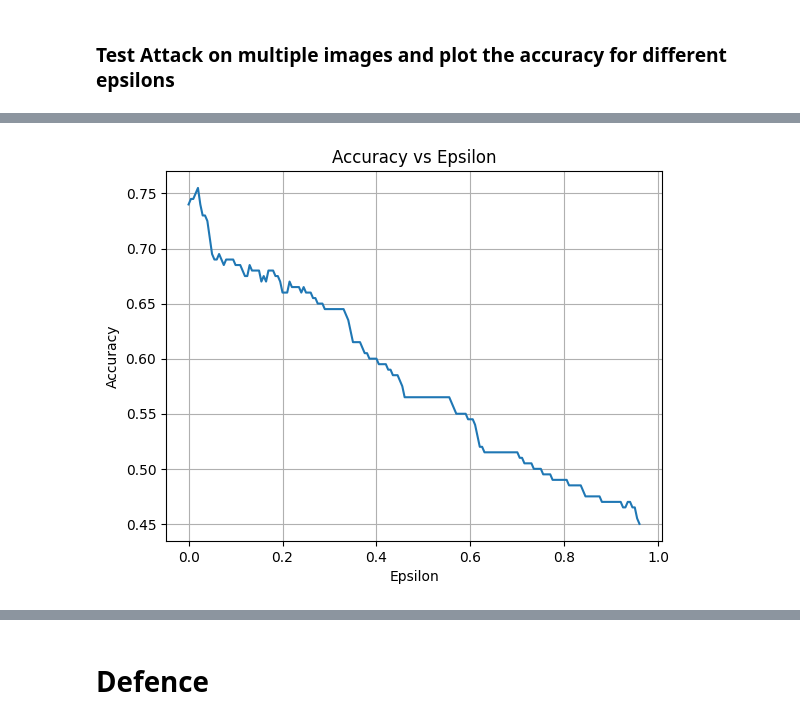
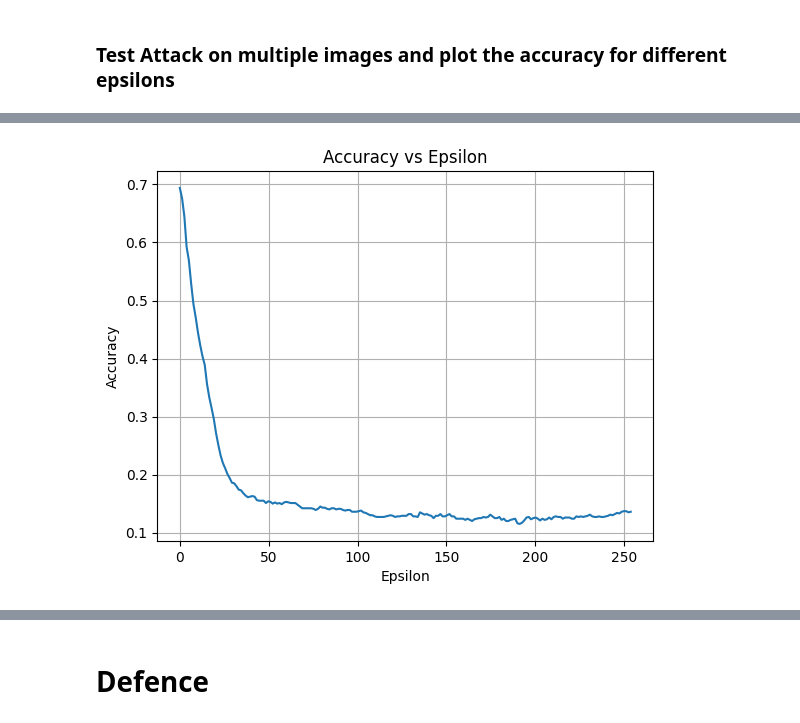
Before and after one commit to zignadCube/DeepLearningProject, a Jupyter notebook: Project.ipynb, the cells around one changed output, grey strips where cells are left out. Drawn from its saved outputs; the diff is of its cells as text; code cells hidden in the pictures.

```diff
--- a/Project.ipynb
+++ b/Project.ipynb
@@ -124,10 +202,18 @@ def display_images(new_image, description, model = model):
     plt.title('{} \n {} : {:.2f}% Confidence'.format(description, label, confidence*100))
     plt.show()
 
-epsilons = np.array([0, 0.01, 0.03, 0.055])*255
+epsilons = np.array([0, 0.01, 0.02, 0.03, 0.055])*255
 descriptions = [('Epsilon = {:0.3f}'.format(eps) if eps else 'Input') for eps in epsilons]
 
+denoise_model = keras.models.load_model('AE_denosing.h5')
+classifying_model = keras.models.load_model('best_model.h5')
+
+# Merge Models
+merged_model = keras.models.Sequential()
+merged_model.add(denoise_model)
+merged_model.add(classifying_model)
+
 for i, eps in enumerate(epsilons):
-    adv_x = create_compromised_image(x_test[0], eps, model)
+    adv_x = iterative_fgsm_attack(x_test[0], eps, merged_model)
     display_images(adv_x, descriptions[i])
 # %% [output]
@@ -143,24 +234,33 @@ WARNING:matplotlib.image:Clipping input data to the valid range for imshow with
 # %% [markdown]
 ### Test Attack on multiple images and plot the accuracy for different epsilons
 # %%
-def epsilon_iter_attack(epsilon, model = model, length = 20):
+def epsilon_iter_attack(epsilon, dataset, model, length = 20, save = False, path = 'epsilon_iter_attack.csv'):
     test_loss = []
     test_acc = []
 
+    pertubations = np.array([make_pertubation(img, model) for img in dataset[:length]])
+
     for eps in epsilon:
         x_test_compromised = []
-        for i, img in enumerate(x_test[:length]):
-            adv_x = create_compromised_image(img, eps, model)[0].numpy()
+        for i, img in enumerate(dataset[:length]):
+            adv_x = (img.reshape((1, 28, 28, 3)) + eps*pertubations[i])[0]
             x_test_compromised.append(adv_x)
 
         x_test_compromised = np.array(x_test_compromised)
         score = model.evaluate(x_test_compromised, y_test[:length], verbose=0, batch_size=1)
         test_loss.append(score[0])
         test_acc.append(score[1])
+
+    if save:
+        # Save loss and accuracy as csv
+        df = pd.DataFrame({'Epsilon': epsilon, 'Loss': test_loss, 'Accuracy': test_acc})
+        df.to_csv(path, index=False)
     return test_loss, test_acc
 
-# epsilon = np.arange(0, 245/255, 0.005)
-# test_loss, test_acc = epsilon_iter_attack(epsilon, length=200, model=model)
+epsilon = np.arange(0, 1, 0.005)*255
+
+# model = keras.models.load_model('best_model.h5')
+# test_loss, test_acc = epsilon_iter_attack(epsilon, x_test, length=1000, model=model, save=True, path='normal.csv')
 
 # plt.figure()
 # plt.plot(epsilon, test_loss)
@@ -177,4 +277,69 @@ def epsilon_iter_attack(epsilon, model = model, length = 20):
 # plt.ylabel('Accuracy')
 # plt.grid()
 # plt.show()
+
+
+# defended_model = keras.models.load_model('best_model_defended.h5')
+# test_loss, test_acc = epsilon_iter_attack(epsilon, x_test, length=1000, model=defended_model, save=True, path='defended.csv')
+
+# plt.figure()
+# plt.plot(epsilon, test_loss)
+# plt.title('Loss vs Epsilon')
+# plt.xlabel('Epsilon')
+# plt.ylabel('Loss')
+# plt.grid()
+# plt.show()
+
+# plt.figure()
+# plt.plot(epsilon, test_acc)
+# plt.title('Accuracy vs Epsilon')
+# plt.xlabel('Epsilon')
+# plt.ylabel('Accuracy')
+# plt.grid()
+# plt.show()
+
+
+denoise_model = keras.models.load_model('AE_denosing_2.h5')
+classifying_model = keras.models.load_model('best_model.h5')
+merged_model = keras.models.Sequential()
+merged_model.add(denoise_model)
+merged_model.add(classifying_model)
+merged_model.compile(optimizer='adam', loss='sparse_categorical_crossentropy', metrics=['accuracy'])
+test_loss, test_acc = epsilon_iter_attack(epsilon, x_test, length=1000, model=merged_model, save=True, path='AE_base.csv')
+
+
+
+plt.figure()
+plt.plot(epsilon, test_loss)
+plt.title('Loss vs Epsilon')
+plt.xlabel('Epsilon')
+plt.ylabel('Loss')
+plt.grid()
+plt.show()
+
+plt.figure()
+plt.plot(epsilon, test_acc)
+plt.title('Accuracy vs Epsilon')
+plt.xlabel('Epsilon')
+plt.ylabel('Accuracy')
+plt.grid()
+plt.show()
+
+
+# Load csvs
+normal = pd.read_csv('normal.csv')
+defended = pd.read_csv('defended.csv')
+AE_base = pd.read_csv('AE_base.csv')
+
+# Plot all in same figure
+plt.figure()
+plt.plot(normal['Epsilon']/255.0, normal['Accuracy'], label='Normal Model')
+plt.plot(defended['Epsilon']/255.0, defended['Accuracy'], label='Defended Model')
+plt.plot(AE_base['Epsilon']/255.0, AE_base['Accuracy'], label='AE Base Model')
+plt.title('Accuracy vs Epsilon')
+plt.xlabel('Epsilon')
+plt.ylabel('Accuracy')
+plt.grid()
+plt.legend()
+plt.show()
 # %% [output]
@@ -182 +347 @@ def epsilon_iter_attack(epsilon, model = model, length = 20):
-[figure, old version]
+[figure, new version]
```
Also changed, not shown: parts of 18 cells of this notebook, 3 other files.
